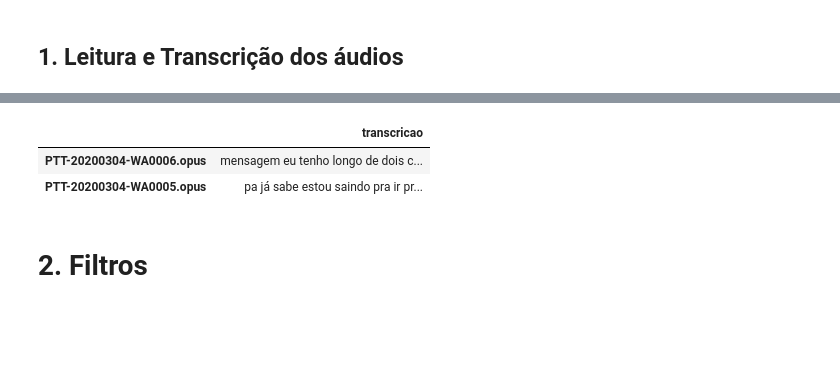
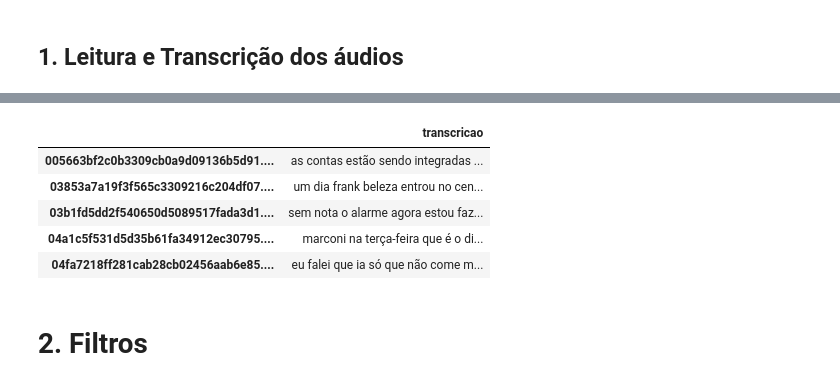
Before and after one commit to andrecorumba/analisador-audio-texto, a Jupyter notebook: analisador_audio.ipynb, the cells around one changed output, grey strips where cells are left out. Drawn from its saved outputs; the diff is of its cells as text; code cells hidden in the pictures; blank space fills up the shorter version.

```diff
--- a/analisador_audio.ipynb
+++ b/analisador_audio.ipynb
@@ -46,7 +50,7 @@ import matplotlib.pyplot as plt
 # Ler vários formatos de arquivo de áudio de uma pasta.
 # Acrescente '/' ao final do caminho da pasta
 
-pasta = 'Dados_Celular/Audio_Opus/'
+pasta = 'Audio/'
 
 # Buscar na pasta apenas arquivo com a extencao .opus
 lista_arquivos = []
@@ -59,5 +63,5 @@ for arq in todos_arquivos:
 #lista_arquivos = os.listdir(pasta)
 
 print(f"Quantidade de aquivos na pasta {pasta}: ", len(lista_arquivos))
-print(lista_arquivos)
+#print(lista_arquivos)
 # %% [output]
@@ -72,7 +75,8 @@ SAMPLE_RATE = 16000
 
 SetLogLevel(0)
 
-model = Model('models/vosk-model-small-pt-0.3') # modelo pequeno
+model = Model('models/vosk-model-pt-fb-v0.1.1-20220516_2113') # modelo grande
+#model = Model('models/vosk-model-small-pt-0.3') # modelo pequeno
 
 rec = KaldiRecognizer(model, SAMPLE_RATE)
 lista_transcricoes = []
@@ -81,14 +85,14 @@ lista_transcricoes = []
 inicio = time.time()
 
 for arquivo in tqdm(lista_arquivos):
-    print(f"Convertendo arquivo: {arquivo}")
+    #print(f"Convertendo arquivo: {arquivo}")
     with subprocess.Popen(["ffmpeg", "-loglevel", "quiet", "-i",
                             pasta + arquivo,
                             "-ar", str(SAMPLE_RATE) , "-ac", "1", "-f", "s16le", "-"],
                             stdout=subprocess.PIPE) as process:
         transcricao = ' '
         dic_transcricao = {}
-        print(f"Arquivo convertido...Transcrevendo audio arquivo: {arquivo}")
+        #print(f"Arquivo convertido...Transcrevendo audio arquivo: {arquivo}")
 
 
         while True:
@@ -102,7 +106,7 @@ for arquivo in tqdm(lista_arquivos):
         dic_transcricao = json.loads(rec.FinalResult())
         transcricao = transcricao + ' ' + dic_transcricao['text']
         lista_transcricoes.append(transcricao)
-        print(f"Concluido: {arquivo}")
+        #print(f"Concluido: {arquivo}")
 
 fim = time.time()
 
@@ -132,14 +138,17 @@ Total de Arquivos Transcritos:  2
 # %%
 # Cria um DataFrame com as transcrições
 # O nome do arquivo é o índice do Dataframe, mas depois esse índice é convertido em coluna
 # Acrescenta-se uma nova coluna com o caminho do arquivo
 df_audio_transcricoes = []
 df_audio_transcricoes =  pd.DataFrame(lista_transcricoes, index=lista_arquivos, columns=['transcricao'])
-df_audio_transcricoes
+df_audio_transcricoes.head()
 # %% [output]
 |  | transcricao |
-| PTT-20200304-WA0006.opus | mensagem eu tenho longo de dois c... |
-| PTT-20200304-WA0005.opus | pa já sabe estou saindo pra ir pr... |
+| 005663bf2c0b3309cb0a9d09136b5d91.... | as contas estão sendo integradas ... |
+| 03853a7a19f3f565c3309216c204df07.... | um dia frank beleza entrou no cen... |
+| 03b1fd5dd2f540650d5089517fada3d1.... | sem nota o alarme agora estou faz... |
+| 04a1c5f531d5d35b61fa34912ec30795.... | marconi na terça-feira que é o di... |
+| 04fa7218ff281cab28cb02456aab6e85.... | eu falei que ia só que não come m... |
 # %% [markdown]
 # 2. Filtros
 # %% [markdown]
```
Also changed, not shown: parts of 12 cells of this notebook, 2 other files.
